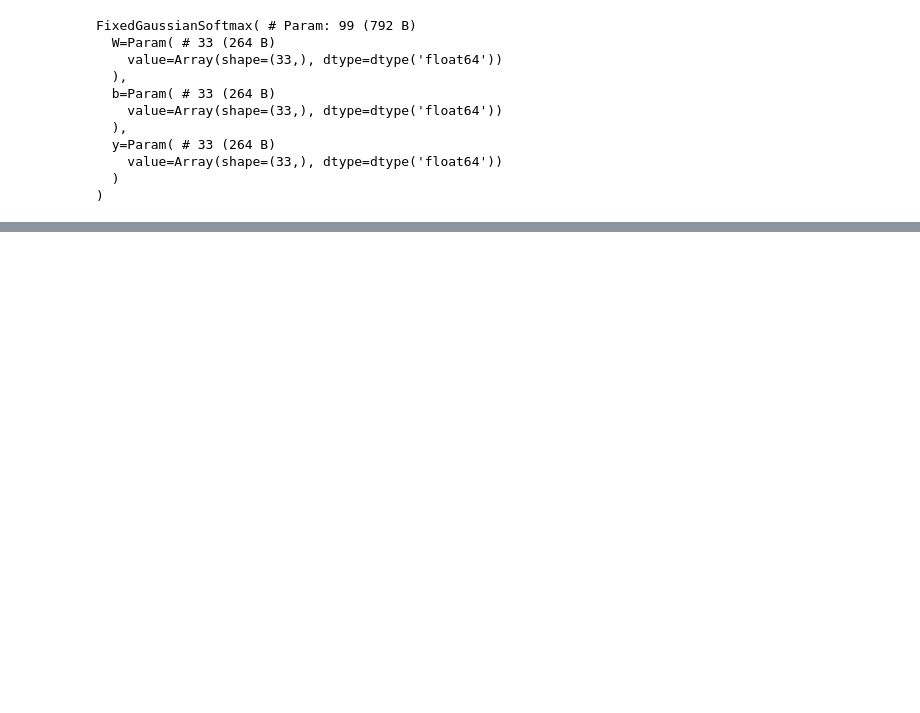
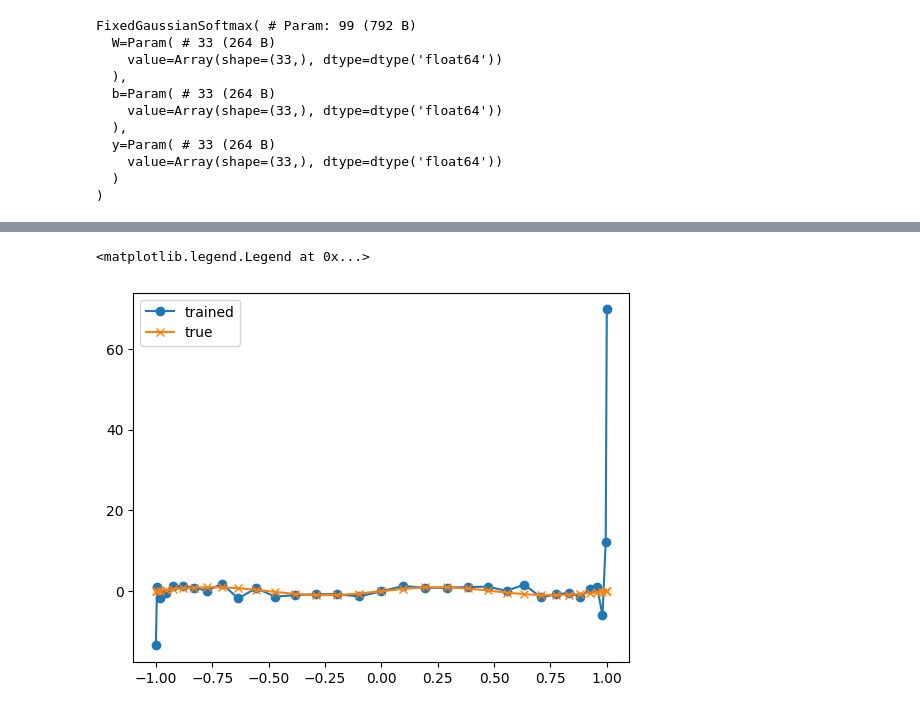
Before and after one commit to JunmiHu/jaxpi, a Jupyter notebook: constructions/softmax_testing.ipynb, the cells around one changed output, grey strips where cells are left out. Saved outputs shown, nothing was run; the diff lists cells and outputs as text; code cells hidden in the pictures; blank space fills up the shorter version.

```diff
--- a/constructions/softmax_testing.ipynb
+++ b/constructions/softmax_testing.ipynb
@@ -602,15 +602,16 @@ def run_experiment_broyden(
 
     # training loop
     pbar = tqdm(range(steps), desc="training")
+    print("Initial eval rel L2:", rel_l2_error(model, x_eval, y_eval))
     for i in pbar:
         loss = train_step_b(model, optim, x_train, y_train)
         if i % 10 == 0:
             eval_error = rel_l2_error(model, x_eval, y_eval)
             pbar.set_description(f"step {i}, train loss={loss:.3e}, eval rel L2={eval_error:.3e}")
 
-    return model
+    return model, init_model
 # %%
-model = run_experiment_broyden(M=33, k=1, node_type="cheb", c_min=0.1, c_max=20.0, n_c=16,
+model, init_model = run_experiment_broyden(M=33, k=1, node_type="cheb", c_min=0.1, c_max=20.0, n_c=16,
                        steps=4000, n_train=4096, n_eval=20000)
 # %% [output]
 [init] best ε ≈ 0.03338 (RMSE=1.534e-03)
@@ -630,0 +683,8 @@ FixedGaussianSoftmax( # Param: 99 (792 B)
+# %%
+xs_cheb = cheb_lobatto_nodes(33)
+plt.plot(xs_cheb, model.y, 'o-', label='trained')
+plt.plot(xs_cheb, jnp.sin(2.0 * jnp.pi * 1 * xs_cheb), 'x-', label='true')
+plt.legend()
+# %% [output]
+<matplotlib.legend.Legend at 0x...>
+[figure, added]
```
Also changed, not shown: parts of 7 cells of this notebook, 8 other files.
